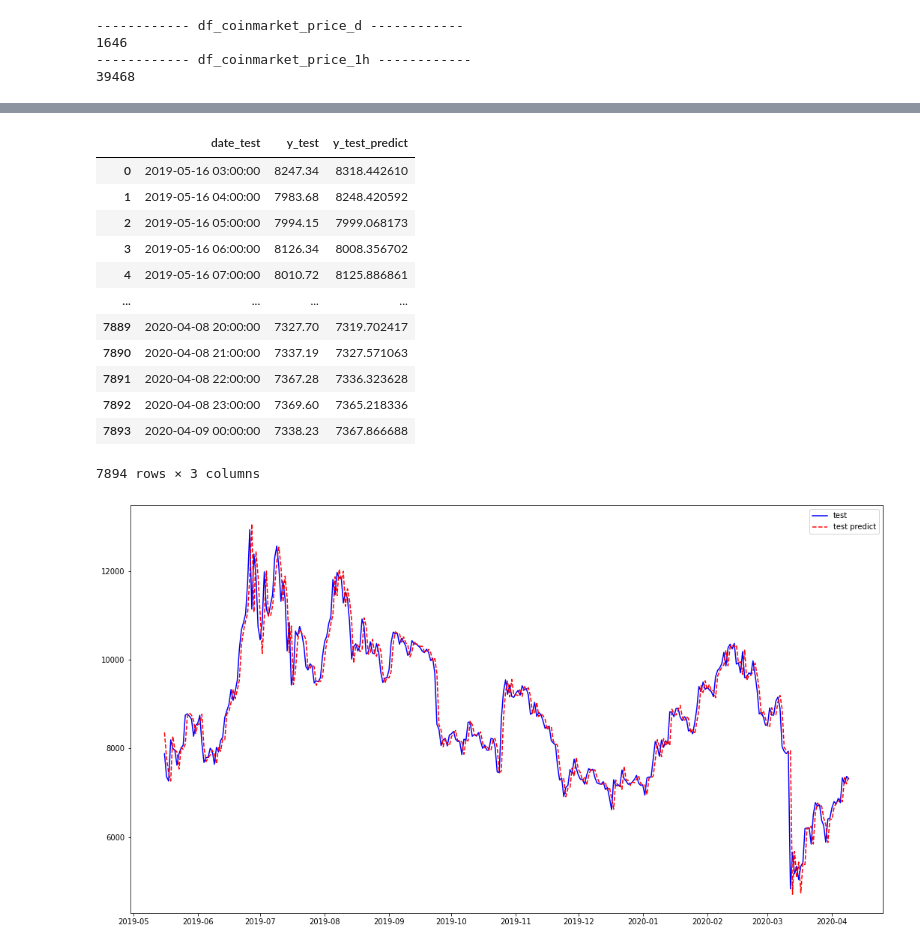
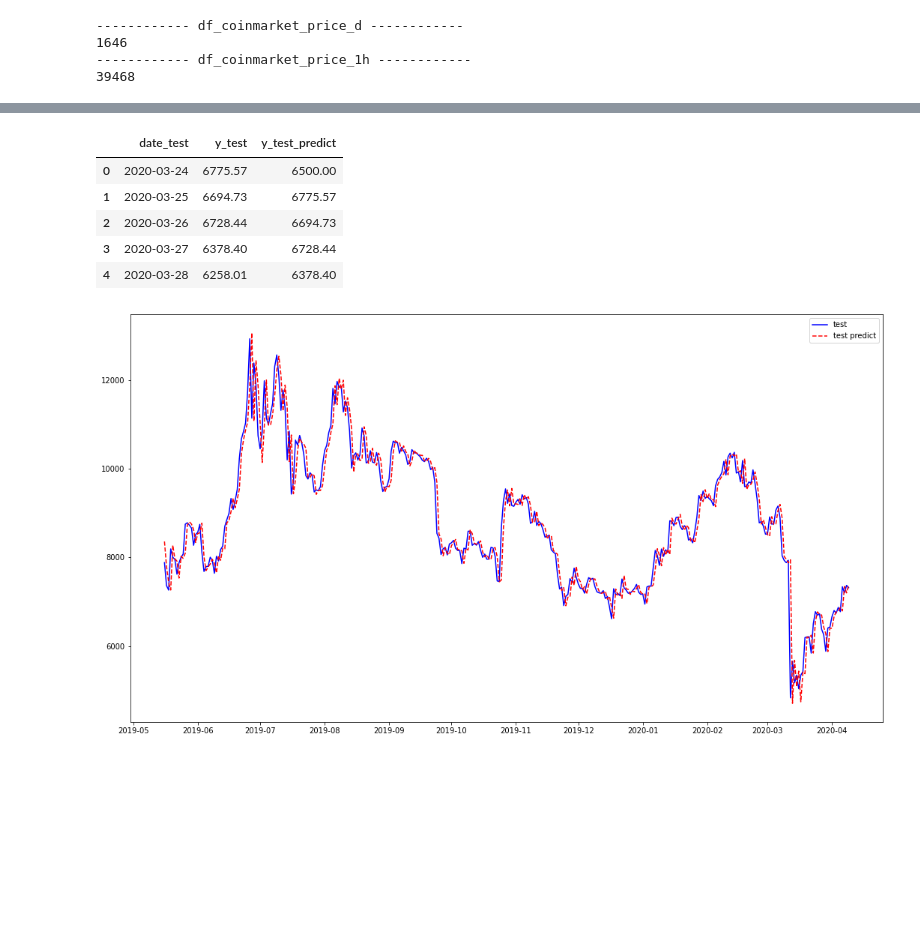
Before and after one commit to RichardMan13/Time_Series_Bitcoin, a Jupyter notebook: tcc_scripts_notebook/Autoregressive_Forecast.ipynb, the cells around one changed output, grey strips where cells are left out. Drawn from its saved outputs; the diff is of its cells as text; code cells hidden in the pictures; blank space fills up the shorter version.

Commit message:
test of adfuller on arima

```diff
--- a/tcc_scripts_notebook/Autoregressive_Forecast.ipynb
+++ b/tcc_scripts_notebook/Autoregressive_Forecast.ipynb
@@ -201,18 +233,19 @@ class ARForecast(object):
 # %%
 ### MAIN
 
-# df = df_gemini_price_d.copy()
-df = df_gemini_price_1h.copy()
+df = df_gemini_price_d.copy()
+# df = df_gemini_price_1h.copy()
 
 df = df.set_index('Date')
 df = df.sort_values(by = ['Date'])
 df = df.loc[:, ['Close']]
 
-df = df.asfreq('H') # D or H
+df = df.asfreq('D') # D or H
 
 ar_forecast = ARForecast(df = df,
                          percentage_train_size = 0.80,
-                         periodicity = '1_hour'
+                         periodicity = '1_day',
+                         box_cox = False
                         )
 df_train, df_test = ar_forecast.perform()
 # %% [output]
@@ -244,30 +331,23 @@ mae 43.8826 mape 0.5047 mse 6864.9984 rmse 82.8553 rmspe 1.0067 r2 0.997 pearson
 # %%
 # df_train.tail()
-# df_test.head()
+df_test.head()
 
 # df_train.to_csv('train_ar_1d.csv', sep = "\t", index = False)
 # df_test.to_csv('test_ar_1d.csv', sep = "\t", index = False)
 # pd.read_csv('train_ar_1d.csv', sep = "\t")
 # pd.read_csv('test_ar_1d.csv', sep = "\t")
 
 # df_train.to_csv('train_ar_1h.csv', sep = "\t", index = False)
-df_test.to_csv('test_ar_1h.csv', sep = "\t", index = False)
+# df_test.to_csv('test_ar_1h.csv', sep = "\t", index = False)
 # pd.read_csv('train_ar_1h.csv', sep = "\t")
-pd.read_csv('test_ar_1h.csv', sep = "\t")
+# pd.read_csv('test_ar_1h.csv', sep = "\t")
 # %% [output]
 |  | date_test | y_test | y_test_predict |
-| 0 | 2019-05-16 03:00:00 | 8247.34 | 8318.442610 |
-| 1 | 2019-05-16 04:00:00 | 7983.68 | 8248.420592 |
-| 2 | 2019-05-16 05:00:00 | 7994.15 | 7999.068173 |
-| 3 | 2019-05-16 06:00:00 | 8126.34 | 8008.356702 |
-| 4 | 2019-05-16 07:00:00 | 8010.72 | 8125.886861 |
-| ... | ... | ... | ... |
-| 7889 | 2020-04-08 20:00:00 | 7327.70 | 7319.702417 |
-| 7890 | 2020-04-08 21:00:00 | 7337.19 | 7327.571063 |
-| 7891 | 2020-04-08 22:00:00 | 7367.28 | 7336.323628 |
-| 7892 | 2020-04-08 23:00:00 | 7369.60 | 7365.218336 |
-| 7893 | 2020-04-09 00:00:00 | 7338.23 | 7367.866688 |
+| 0 | 2020-03-24 | 6775.57 | 6500.00 |
+| 1 | 2020-03-25 | 6694.73 | 6775.57 |
+| 2 | 2020-03-26 | 6728.44 | 6694.73 |
+| 3 | 2020-03-27 | 6378.40 | 6728.44 |
+| 4 | 2020-03-28 | 6258.01 | 6378.40 |
-7894 rows × 3 columns
 # %%
 fig, ax = plt.subplots(figsize=(18, 10))
 
```
Also changed, not shown: parts of 5 cells of this notebook, 4 other files.
